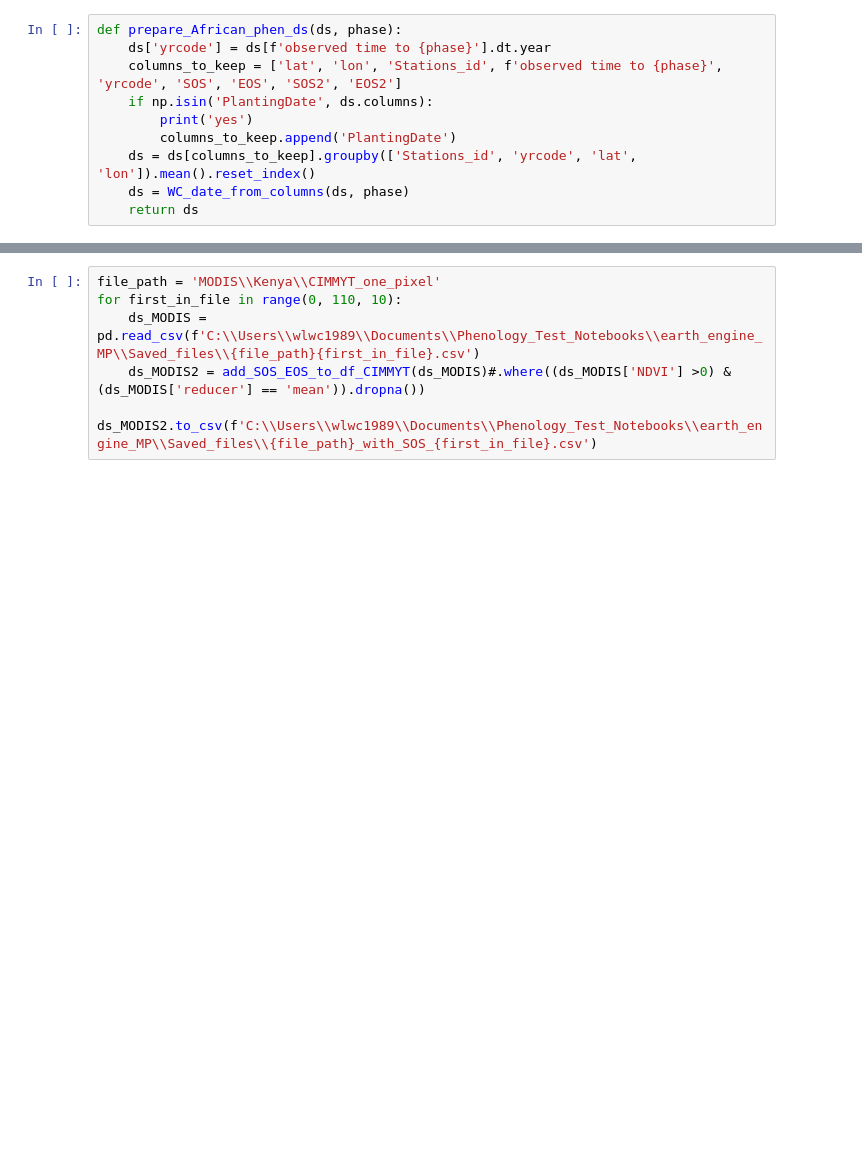
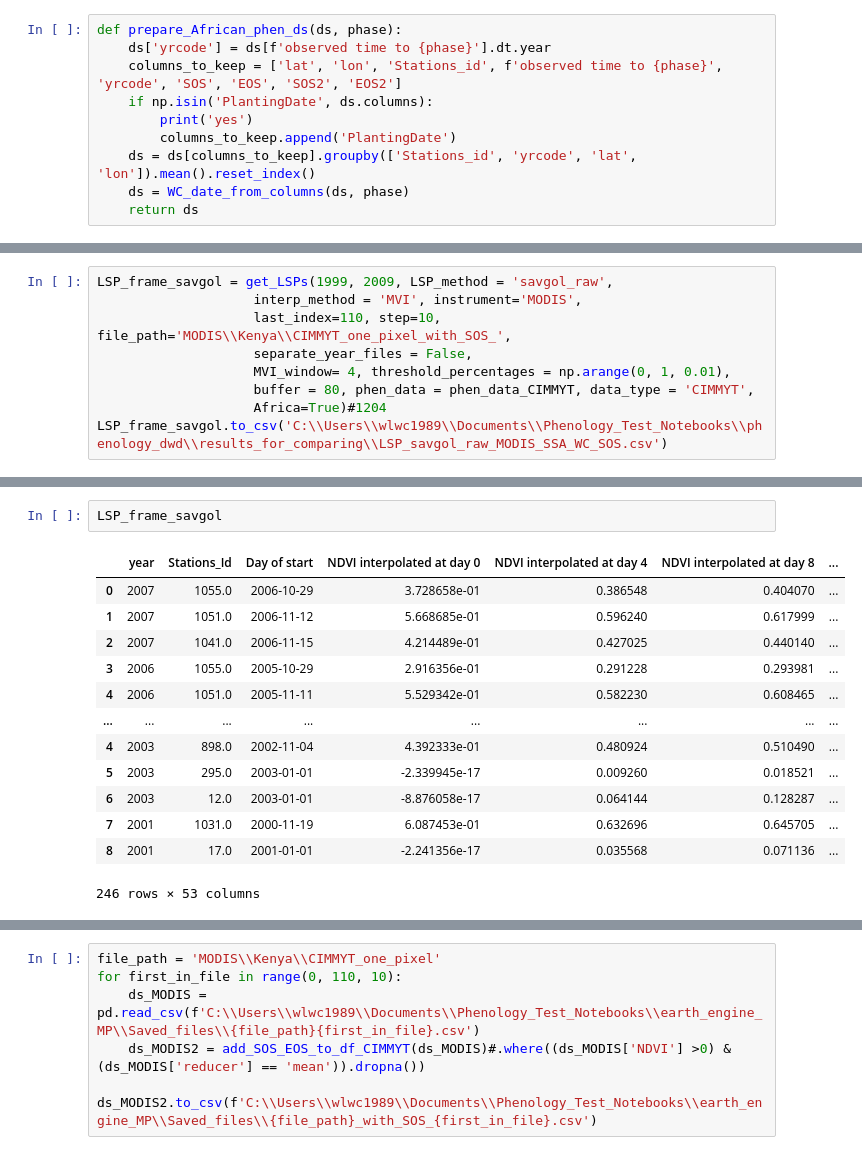
Before and after one commit to MartinP556/Satellite_Feature_Extraction, a Jupyter notebook: first_try_logit2.ipynb, the cells around one changed output, grey strips where cells are left out. Cells and saved outputs as stored; diff of their text form; blank space fills up the shorter version.

```diff
--- a/first_try_logit2.ipynb
+++ b/first_try_logit2.ipynb
@@ -381,0 +383,9 @@ yes
+# %%
+LSP_frame_savgol = get_LSPs(1999, 2009, LSP_method = 'savgol_raw',
+                    interp_method = 'MVI', instrument='MODIS',
+                    last_index=110, step=10, file_path='MODIS\\Kenya\\CIMMYT_one_pixel_with_SOS_',
+                    separate_year_files = False,
+                    MVI_window= 4, threshold_percentages = np.arange(0, 1, 0.01),
+                    buffer = 80, phen_data = phen_data_CIMMYT, data_type = 'CIMMYT',
+                    Africa=True)#1204
+LSP_frame_savgol.to_csv('C:\\Users\\wlwc1989\\Documents\\Phenology_Test_Notebooks\\phenology_dwd\\results_for_comparing\\LSP_savgol_raw_MODIS_SSA_WC_SOS.csv')
@@ -381,0 +410,16 @@ yes
+# %%
+LSP_frame_savgol
+# %% [output]
+|  | year | Stations_Id | Day of start | NDVI interpolated at day 0 | NDVI interpolated at day 4 | NDVI interpolated at day 8 | ... |
+| 0 | 2007 | 1055.0 | 2006-10-29 | 3.728658e-01 | 0.386548 | 0.404070 | ... |
+| 1 | 2007 | 1051.0 | 2006-11-12 | 5.668685e-01 | 0.596240 | 0.617999 | ... |
+| 2 | 2007 | 1041.0 | 2006-11-15 | 4.214489e-01 | 0.427025 | 0.440140 | ... |
+| 3 | 2006 | 1055.0 | 2005-10-29 | 2.916356e-01 | 0.291228 | 0.293981 | ... |
+| 4 | 2006 | 1051.0 | 2005-11-11 | 5.529342e-01 | 0.582230 | 0.608465 | ... |
+| ... | ... | ... | ... | ... | ... | ... | ... |
+| 4 | 2003 | 898.0 | 2002-11-04 | 4.392333e-01 | 0.480924 | 0.510490 | ... |
+| 5 | 2003 | 295.0 | 2003-01-01 | -2.339945e-17 | 0.009260 | 0.018521 | ... |
+| 6 | 2003 | 12.0 | 2003-01-01 | -8.876058e-17 | 0.064144 | 0.128287 | ... |
+| 7 | 2001 | 1031.0 | 2000-11-19 | 6.087453e-01 | 0.632696 | 0.645705 | ... |
+| 8 | 2001 | 17.0 | 2001-01-01 | -2.241356e-17 | 0.035568 | 0.071136 | ... |
+246 rows × 53 columns
```
Also changed, not shown: parts of 13 cells of this notebook.
